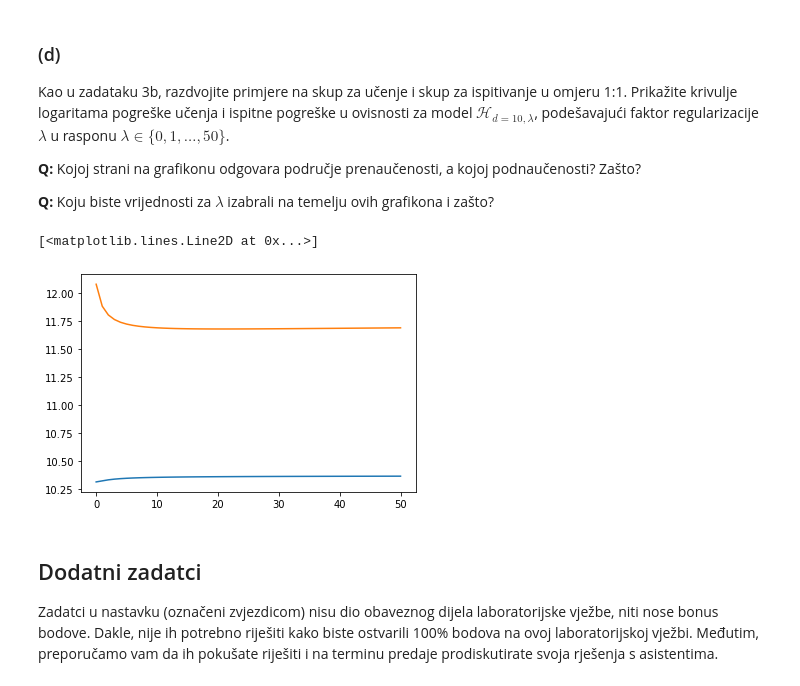
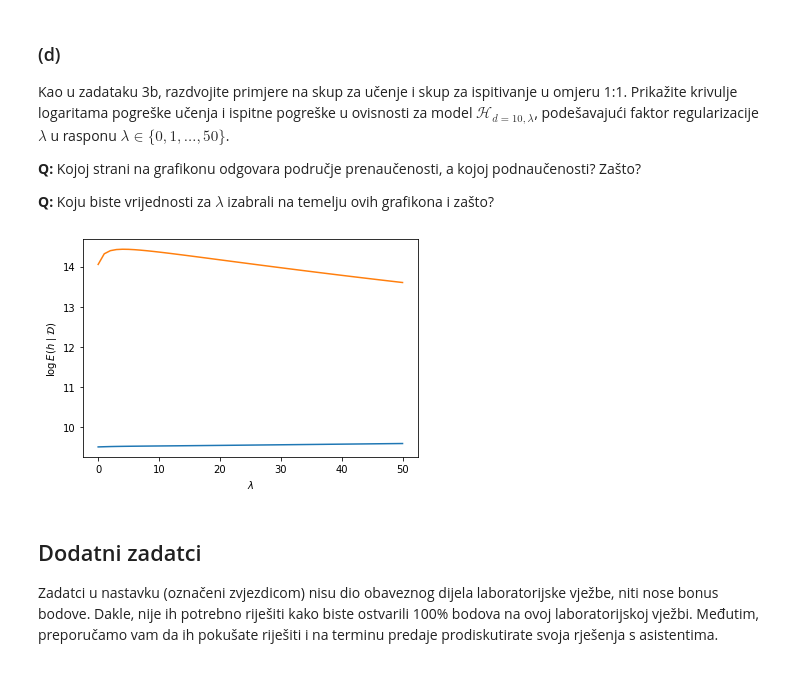
Before and after one commit to tomislavbjelcic/fer-tomislav, a Jupyter notebook: semestar_7/strojno/lab/SU1-2021-03-04-Regresija.ipynb, the cells around one changed output. Saved outputs shown, nothing was run; the diff lists cells and outputs as text; code cells hidden in the pictures.

```diff
--- a/semestar_7/strojno/lab/SU1-2021-03-04-Regresija.ipynb
+++ b/semestar_7/strojno/lab/SU1-2021-03-04-Regresija.ipynb
@@ -224,11 +225,11 @@ Na skupu podataka iz zadatka 2 trenirajte pet modela linearne regresije $\mathca
 # Vaš kôd ovdje
 
 d_list = [1, 3, 5, 10, 20]
-colors = ['r', 'g', 'y', 'm', 'c']
+colors = "rgymc"
 plt.scatter(D_unlabeled, y_gen)
 for d, color in zip(d_list, colors):
-    x_h = PolynomialFeatures(degree=d, include_bias=False).fit_transform(x1_h)
     poly_feat = PolynomialFeatures(degree=d, include_bias=False)
+    x_h = poly_feat.fit_transform(x1_h)
     X_poly = poly_feat.fit_transform(D_unlabeled)
     poly_reg = LinearRegression()
 
@@ -238,6 +239,7 @@ for d, color in zip(d_list, colors):
     print("Srednja kvadratna pogreška učenja za stupanj polinoma {}: {}".format(d, mse))
 
     y_h = h(x_h, poly_reg)
-    plt.plot(x1_h_flattened, y_h, c=color, label="d = {}".format(d))
+    plt.plot(x1_h, y_h, c=color, label="d = {}".format(d))
 plt.legend(loc="best")
+plt.show()
 # %% [output]
@@ -262,12 +263,10 @@ Razdvojite skup primjera iz zadatka 2 pomoću funkcije [`model_selection.train_t
 from sklearn.model_selection import train_test_split
 # Vaš kôd ovdje
 d_list = [d for d in range(1,21)]
-data_train, data_test = train_test_split(D_unlabeled, train_size=0.5)
-y_true_train = make_labels(data_train, f, noise=stddev)
-y_true_test = make_labels(data_test, f, noise=stddev)
+data_train, data_test, y_true_train, y_true_test = train_test_split(D_unlabeled, y_gen, train_size=0.5)
 log_train_errors, log_test_errors = [], []
 for d in d_list:
-    poly_feat = PolynomialFeatures(degree=d)
+    poly_feat = PolynomialFeatures(degree=d, include_bias=False)
     X_poly_train = poly_feat.fit_transform(data_train)
     X_poly_test = poly_feat.fit_transform(data_test)
     poly_reg = LinearRegression()
@@ -282,5 +281,8 @@ for d in d_list:
 
 plt.plot(d_list, log_train_errors, label="pogreška učenja")
 plt.plot(d_list, log_test_errors, label="ispitna pogreška")
+plt.xlabel("$d$")
+plt.ylabel("$\\log{E \\left(h \\mid \\mathcal{D}\\right)}$")
 plt.legend(loc="best")
+plt.show()
 # %% [output]
@@ -351,8 +361,7 @@ U gornjim eksperimentima nismo koristili **regularizaciju**. Vratimo se najprije
 # %%
 # Vaš kôd ovdje
 lambdas = [0, 1, 10]
-""" X = np.array([[0],[1],[2],[4]])
-y = np.array([4,1,2,5]) """
+
 poly_feat = PolynomialFeatures(degree=3)
 phi = poly_feat.fit_transform(X)
 phi_transpose = np.transpose(phi)
@@ -397,8 +406,8 @@ Vratimo se na slučaj $N=50$ slučajno generiranih primjera iz zadatka 2. Trenir
 # Vaš kôd ovdje
 lambdas = [0, 100]
 d_list = [2, 10]
-X = make_instances(-5, 5, 50)
-y = make_labels(X, f, noise=stddev)
+X = D_unlabeled
+y = y_gen
 for lamb,d in product(lambdas, d_list):
     phi = PolynomialFeatures(degree=d, include_bias=False).fit_transform(X)
     ridge = Ridge(alpha=lamb)
@@ -406,7 +415,7 @@ for lamb,d in product(lambdas, d_list):
 
     x_h = PolynomialFeatures(degree=d, include_bias=False).fit_transform(x1_h)
     y_h = h(x_h, ridge)
-    plt.plot(x1_h_flattened, y_h, label="$\\left(\\lambda, d\\right) = ({}, {})$".format(lamb, d))
+    plt.plot(x1_h, y_h, label="$\\left(\\lambda, d\\right) = ({}, {})$".format(lamb, d))
 plt.legend(loc="best")
 
 plt.scatter(X, y)
@@ -423,29 +432,32 @@ Kao u zadataku 3b, razdvojite primjere na skup za učenje i skup za ispitivanje
 **Q:** Koju biste vrijednosti za $\lambda$ izabrali na temelju ovih grafikona i zašto?
 # %%
 # Vaš kôd ovdje
-lambdas = [i for i in range(51)]
-data_train, data_test = train_test_split(X, train_size=0.5)
-y_true_train = make_labels(data_train, f, noise=stddev)
-y_true_test = make_labels(data_test, f, noise=stddev)
+lambdas = [i for i in range(0, 51, 1)]
+X = D_unlabeled #make_instances(-5, 5, 50)
+y = y_gen #make_labels(X, f, noise=stddev)
+
+data_train, data_test, y_true_train, y_true_test = train_test_split(X, y, train_size=0.5)
 log_train_errors, log_test_errors = [], []
 for lamb in lambdas:
     poly_feat = PolynomialFeatures(degree=10, include_bias=False)
     X_poly_train = poly_feat.fit_transform(data_train)
     X_poly_test = poly_feat.fit_transform(data_test)
     ridge = Ridge(alpha=lamb)
     ridge.fit(X_poly_train, y_true_train)
 
     y_pred_train = ridge.predict(X_poly_train)
     y_pred_test = ridge.predict(X_poly_test)
     mse_train = mean_squared_error(y_true_train, y_pred_train)
     mse_test = mean_squared_error(y_true_test, y_pred_test)
     log_train_errors.append(np.log(mse_train))
     log_test_errors.append(np.log(mse_test))
 plt.plot(lambdas, log_train_errors)
 plt.plot(lambdas, log_test_errors)
+plt.xlabel("$\\lambda$")
+plt.ylabel("$\\log{E \\left(h \\mid \\mathcal{D}\\right)}$")
+plt.show()
 # %% [output]
-[<matplotlib.lines.Line2D at 0x...>]
-[figure, old version]
+[figure, new version]
 # %% [markdown]
 ## Dodatni zadatci
 
```
Also changed, not shown: parts of 6 cells of this notebook.
